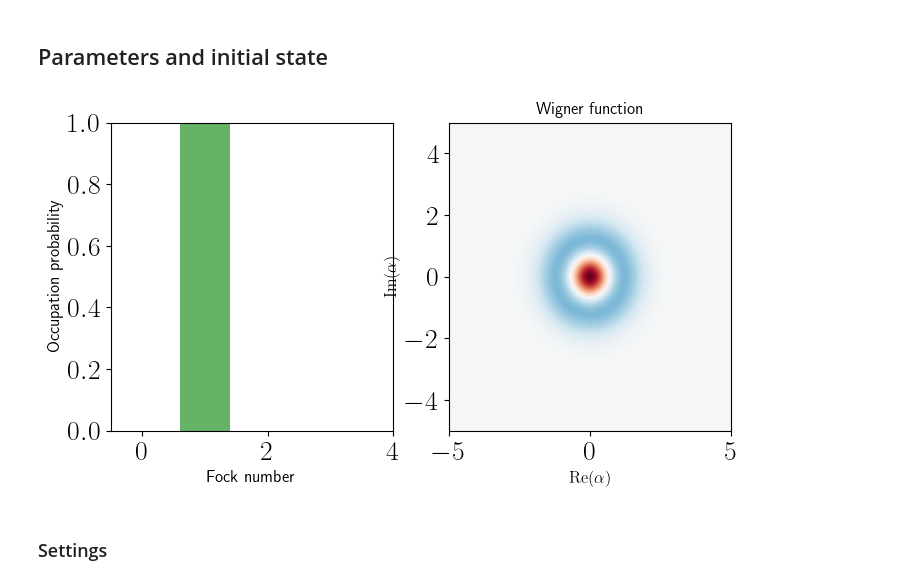
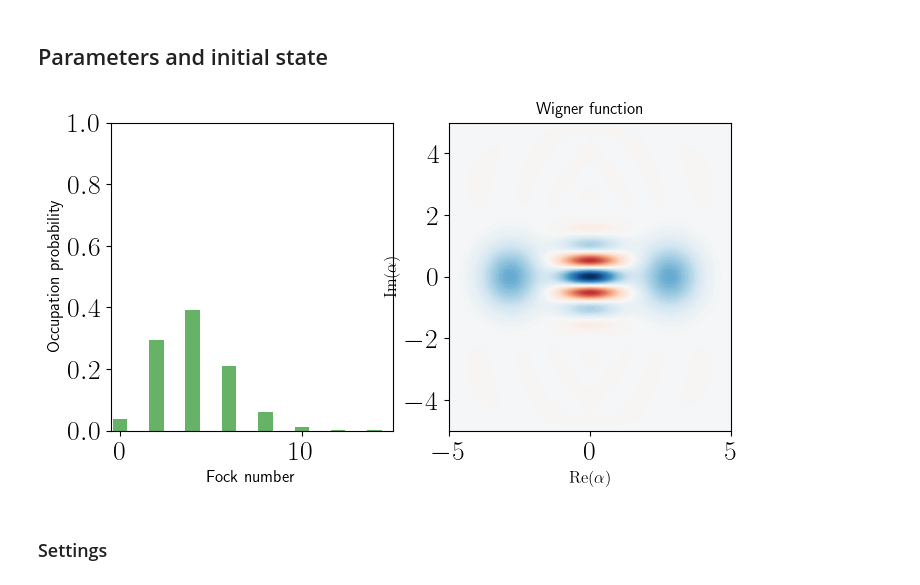
Before and after one commit to ingstra/qubitdyne, a Jupyter notebook: homodyne_open_system_dynamics.ipynb, the cells around one changed output. Cells and saved outputs as stored; diff of their text form; code cells hidden in the pictures.

```diff
--- a/homodyne_open_system_dynamics.ipynb
+++ b/homodyne_open_system_dynamics.ipynb
@@ -13,7 +13,7 @@ from joblib import Parallel, delayed
 # %% [markdown]
 ## Define basic operators
 # %%
-N=4
+N=15
 
 idc = qeye(N)
 ida = qeye(2)
@@ -56,35 +56,38 @@ def U_gint(gint):
 # number of qubit measurements per trajectory
 Nmeas = 80
 
 # number of trajectories
 Ntrajs = 100
 
 # interaction strength
 g = 4
 
 delta_t = 0.005
 
 gamma = g**2
 
 #################
 
 gint =  2#np.sqrt(gamma*delta_t)
 #gamma = gint**2/delta_t
 #g = np.sqrt(gamma)
 
 # effective interaction strength
 gint = np.sqrt(gamma*delta_t)
 
 # initialize state
+alpha = 2
+initial_cavity = (coherent(N, alpha) + coherent(N,-alpha)).unit()
 
-initial_cavity = fock(N,1)
+#initial_cavity = fock(N,1)
+
 psi0 = tensor(initial_cavity, basis(2,0))
 n_init = expect(N_cav, psi0)
 
 
 plot_wigner_fock_distribution(initial_cavity, alpha_max=5);
 # %% [output]
-[figure, old version]
+[figure, new version]
 # %% [markdown]
 ### Settings
 # %%
```
Also changed, not shown: parts of 18 cells of this notebook.
